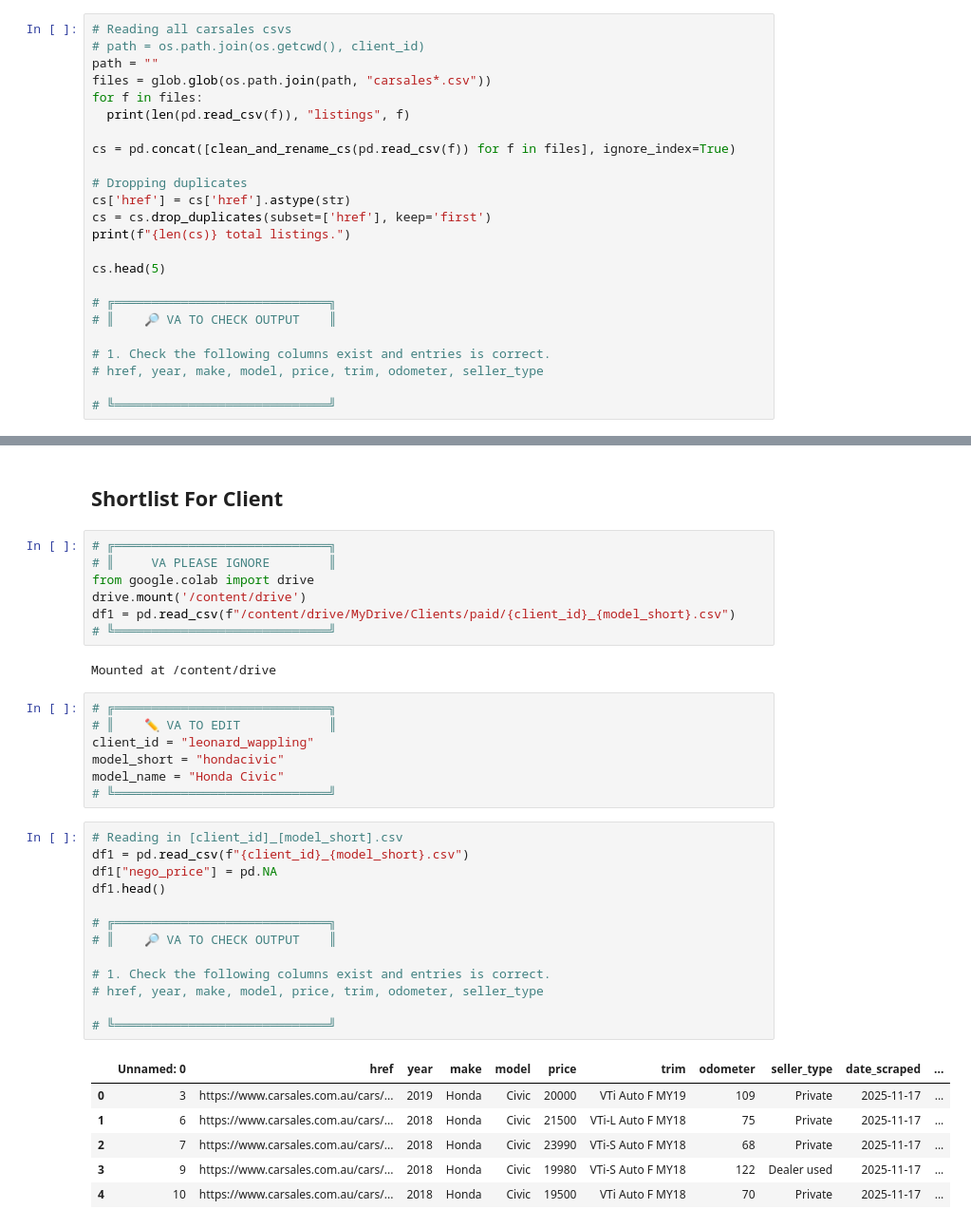
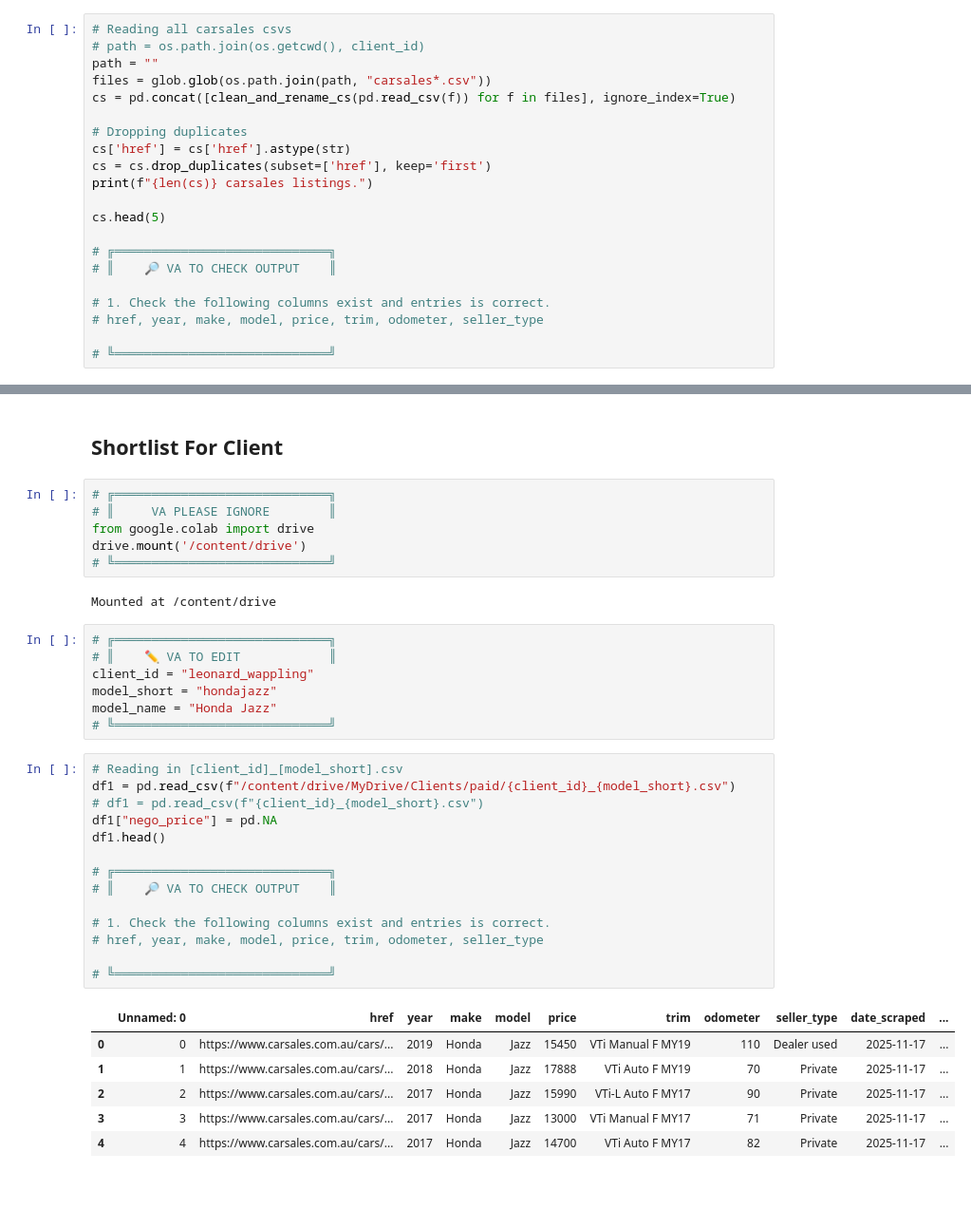
Before and after one commit to imrogerjiang/market_analysis, a Jupyter notebook: analytics.ipynb, the cells around one changed output, grey strips where cells are left out. Shown: that part at 95% size. Cells and saved outputs as stored; diff of their text form; blank space fills up the shorter version.

```diff
--- a/analytics.ipynb
+++ b/analytics.ipynb
@@ -148,15 +148,12 @@ def clean_and_rename_cs(df: pd.DataFrame) -> pd.DataFrame:
 # path = os.path.join(os.getcwd(), client_id)
 path = ""
 files = glob.glob(os.path.join(path, "carsales*.csv"))
-for f in files:
-  print(len(pd.read_csv(f)), "listings", f)
-
 cs = pd.concat([clean_and_rename_cs(pd.read_csv(f)) for f in files], ignore_index=True)
 
 # Dropping duplicates
 cs['href'] = cs['href'].astype(str)
 cs = cs.drop_duplicates(subset=['href'], keep='first')
-print(f"{len(cs)} total listings.")
+print(f"{len(cs)} carsales listings.")
 
 cs.head(5)
 
@@ -438,7 +432,6 @@ Odometer: 117,000km
 # ║     VA PLEASE IGNORE        ║
 from google.colab import drive
 drive.mount('/content/drive')
-df1 = pd.read_csv(f"/content/drive/MyDrive/Clients/paid/{client_id}_{model_short}.csv")
 # ╚═════════════════════════════╝
 # %% [output]
 Mounted at /content/drive
@@ -446,29 +439,30 @@ Mounted at /content/drive
 # ╔═════════════════════════════╗
 # ║    ✏️ VA TO EDIT            ║
 client_id = "leonard_wappling"
-model_short = "hondacivic"
-model_name = "Honda Civic"
+model_short = "hondajazz"
+model_name = "Honda Jazz"
 # ╚═════════════════════════════╝
 # %%
 # Reading in [client_id]_[model_short].csv
-df1 = pd.read_csv(f"{client_id}_{model_short}.csv")
+df1 = pd.read_csv(f"/content/drive/MyDrive/Clients/paid/{client_id}_{model_short}.csv")
+# df1 = pd.read_csv(f"{client_id}_{model_short}.csv")
 df1["nego_price"] = pd.NA
 df1.head()
 
 # ╔═════════════════════════════╗
 # ║    🔎 VA TO CHECK OUTPUT    ║
 
 # 1. Check the following columns exist and entries is correct.
 # href, year, make, model, price, trim, odometer, seller_type
 
 # ╚═════════════════════════════╝
 # %% [output]
 |  | Unnamed: 0 | href | year | make | model | price | trim | odometer | seller_type | date_scraped | ... |
-| 0 | 3 | https://www.carsales.com.au/cars/... | 2019 | Honda | Civic | 20000 | VTi Auto F MY19 | 109 | Private | 2025-11-17 | ... |
-| 1 | 6 | https://www.carsales.com.au/cars/... | 2018 | Honda | Civic | 21500 | VTi-L Auto F MY18 | 75 | Private | 2025-11-17 | ... |
-| 2 | 7 | https://www.carsales.com.au/cars/... | 2018 | Honda | Civic | 23990 | VTi-S Auto F MY18 | 68 | Private | 2025-11-17 | ... |
-| 3 | 9 | https://www.carsales.com.au/cars/... | 2018 | Honda | Civic | 19980 | VTi-S Auto F MY18 | 122 | Dealer used | 2025-11-17 | ... |
-| 4 | 10 | https://www.carsales.com.au/cars/... | 2018 | Honda | Civic | 19500 | VTi Auto F MY18 | 70 | Private | 2025-11-17 | ... |
+| 0 | 0 | https://www.carsales.com.au/cars/... | 2019 | Honda | Jazz | 15450 | VTi Manual F MY19 | 110 | Dealer used | 2025-11-17 | ... |
+| 1 | 1 | https://www.carsales.com.au/cars/... | 2018 | Honda | Jazz | 17888 | VTi Auto F MY19 | 70 | Private | 2025-11-17 | ... |
+| 2 | 2 | https://www.carsales.com.au/cars/... | 2017 | Honda | Jazz | 15990 | VTi-L Auto F MY17 | 90 | Private | 2025-11-17 | ... |
+| 3 | 3 | https://www.carsales.com.au/cars/... | 2017 | Honda | Jazz | 13000 | VTi Manual F MY17 | 71 | Private | 2025-11-17 | ... |
+| 4 | 4 | https://www.carsales.com.au/cars/... | 2017 | Honda | Jazz | 14700 | VTi Auto F MY17 | 82 | Private | 2025-11-17 | ... |
 # %%
 # ╔═════════════════════════════════╗
 # ║ ✏️ VA TO ADD NEGOTIATED PRICE   ║
```
Also changed, not shown: parts of 8 cells of this notebook.
